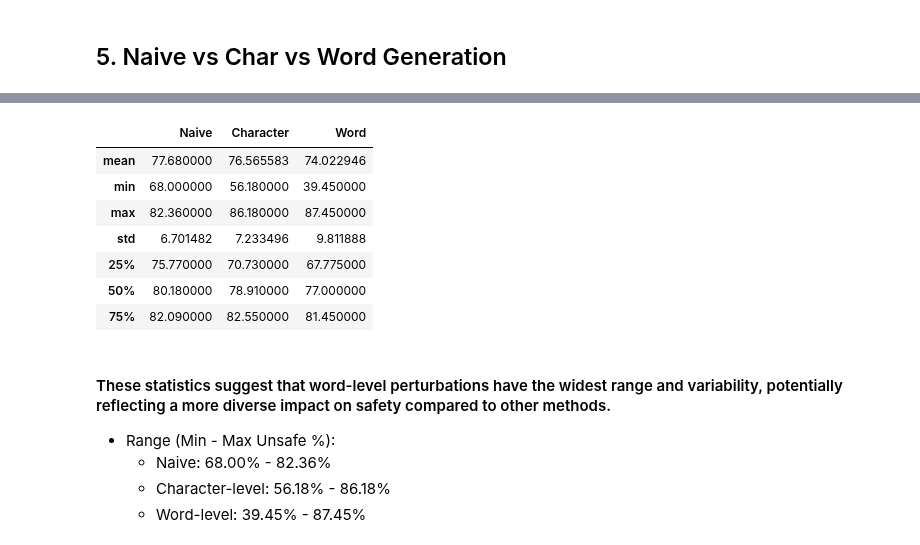
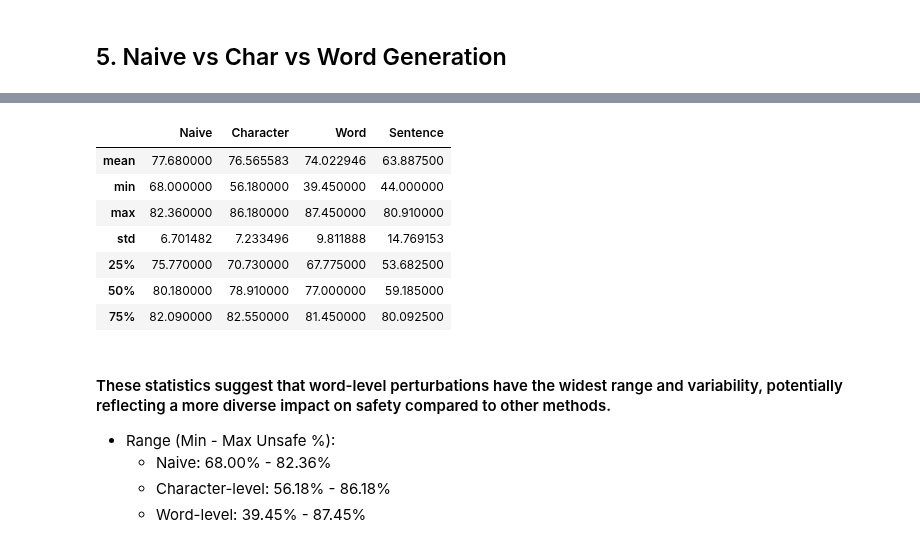
Before and after one commit to Ztrimus/llm-sensitivity, a Jupyter notebook: src/notebooks/llama-guard-response-analysis.ipynb, the cells around one changed output, grey strips where cells are left out. Cells and saved outputs as stored; diff of their text form; code cells hidden in the pictures.

```diff
--- a/src/notebooks/llama-guard-response-analysis.ipynb
+++ b/src/notebooks/llama-guard-response-analysis.ipynb
@@ -7,7 +7,7 @@ import seaborn as sns
 
 import warnings
 warnings.filterwarnings("ignore")
-# pd.set_option("display.max_rows", None)
+pd.set_option("display.max_rows", None)
 
 data_dir = "../../data/"
 dataset_list_path = os.path.join(data_dir, "safety/catHarmQA")
@@ -269,17 +258,0 @@ The correlation matrix reveals the following:
-# %%
-from sklearn.cluster import KMeans
-
-# Prepare data for clustering
-X = analysis_df[["safe_per", "unsafe_per"]]
-
-# Define and fit the KMeans model
-kmeans = KMeans(n_clusters=3, random_state=0).fit(X)
-analysis_df["cluster"] = kmeans.labels_
-
-# Visualize clusters
-plt.figure(figsize=(10, 6))
-sns.scatterplot(
-    x="safe_per", y="unsafe_per", hue="cluster", data=analysis_df, palette="viridis"
-)
-plt.title("Cluster Analysis of Safe vs Unsafe Percentages")
-plt.show()
@@ -321,7 +292,9 @@ Low Safe Percentage Datasets:
 # Filtering columns based on the naming patterns provided
 char_experiments = analysis_df[analysis_df["experiment"].str.startswith("Question_char")]
 word_experiments = analysis_df[analysis_df["experiment"].str.startswith("Question_word")]
+sntnc_experiments = analysis_df[analysis_df["experiment"].str.startswith("Question_sntnc")]
 naive_experiments = analysis_df[
     ~analysis_df["experiment"].str.startswith("Question_char")
     & ~analysis_df["experiment"].str.startswith("Question_word")
+    & ~analysis_df["experiment"].str.startswith("Question_sntnc")
 ]
@@ -328,28 +313,30 @@ naive_experiments = analysis_df[
 # %%
 # Extracting relevant statistics for further insights
 # Calculating the overall mean, min, and max unsafe percentage for each type
 naive_stats = naive_experiments["unsafe_per"].describe()
 char_stats = char_experiments["unsafe_per"].describe()
 word_stats = word_experiments["unsafe_per"].describe()
+sntnc_stats = sntnc_experiments["unsafe_per"].describe()
 
 # Combining the stats into a summary dataframe for easier comparison
 stats_df = pd.DataFrame(
     {
         "Naive": naive_stats,
         "Character": char_stats,
         "Word": word_stats,
+        "Sentence": sntnc_stats,
     }
 ).loc[["mean", "min", "max", "std", "25%", "50%", "75%"]]
 stats_df
 # %% [output]
-|  | Naive | Character | Word |
-| mean | 77.680000 | 76.565583 | 74.022946 |
-| min | 68.000000 | 56.180000 | 39.450000 |
-| max | 82.360000 | 86.180000 | 87.450000 |
-| std | 6.701482 | 7.233496 | 9.811888 |
-| 25% | 75.770000 | 70.730000 | 67.775000 |
-| 50% | 80.180000 | 78.910000 | 77.000000 |
-| 75% | 82.090000 | 82.550000 | 81.450000 |
+|  | Naive | Character | Word | Sentence |
+| mean | 77.680000 | 76.565583 | 74.022946 | 63.887500 |
+| min | 68.000000 | 56.180000 | 39.450000 | 44.000000 |
+| max | 82.360000 | 86.180000 | 87.450000 | 80.910000 |
+| std | 6.701482 | 7.233496 | 9.811888 | 14.769153 |
+| 25% | 75.770000 | 70.730000 | 67.775000 | 53.682500 |
+| 50% | 80.180000 | 78.910000 | 77.000000 | 59.185000 |
+| 75% | 82.090000 | 82.550000 | 81.450000 | 80.092500 |
 # %% [markdown]
 #### These statistics suggest that word-level perturbations have the widest range and variability, potentially reflecting a more diverse impact on safety compared to other methods.
 - Range (Min - Max Unsafe %):
```
Also changed, not shown: parts of 16 cells of this notebook, 1 other file.
